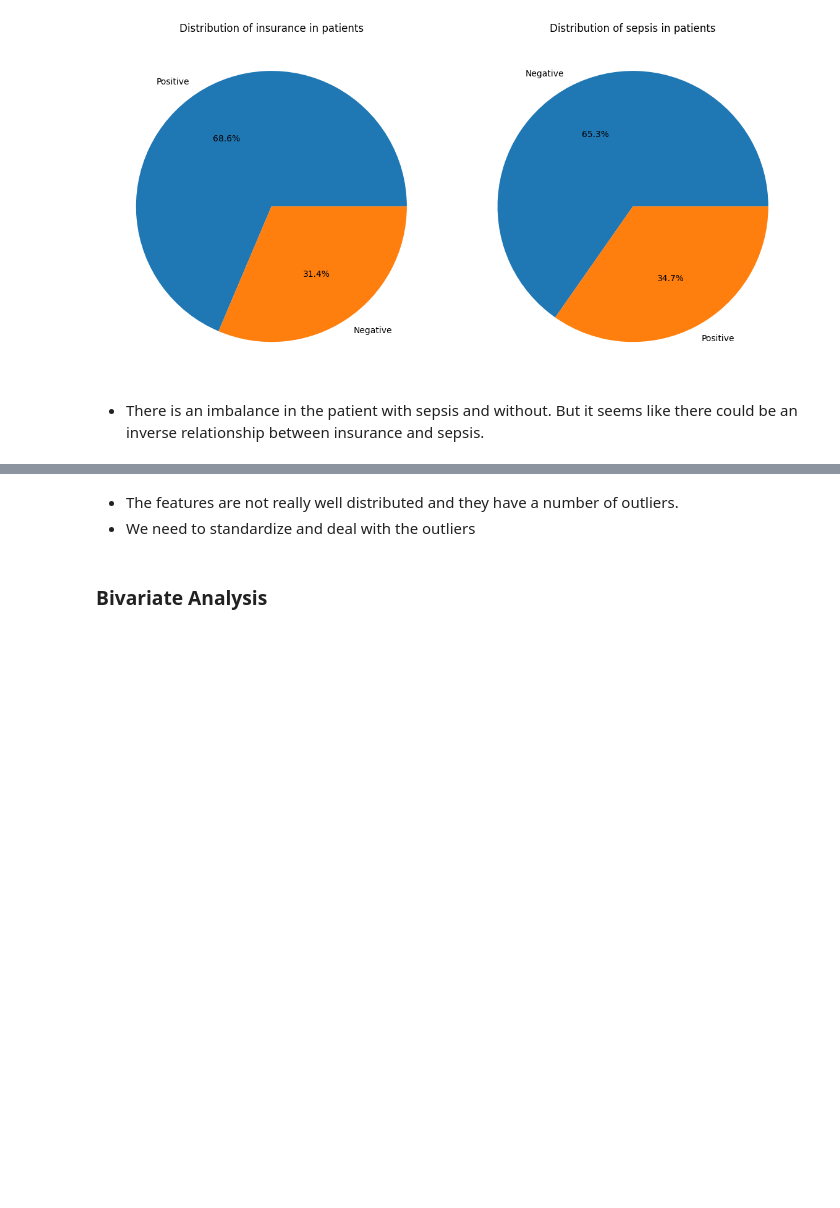
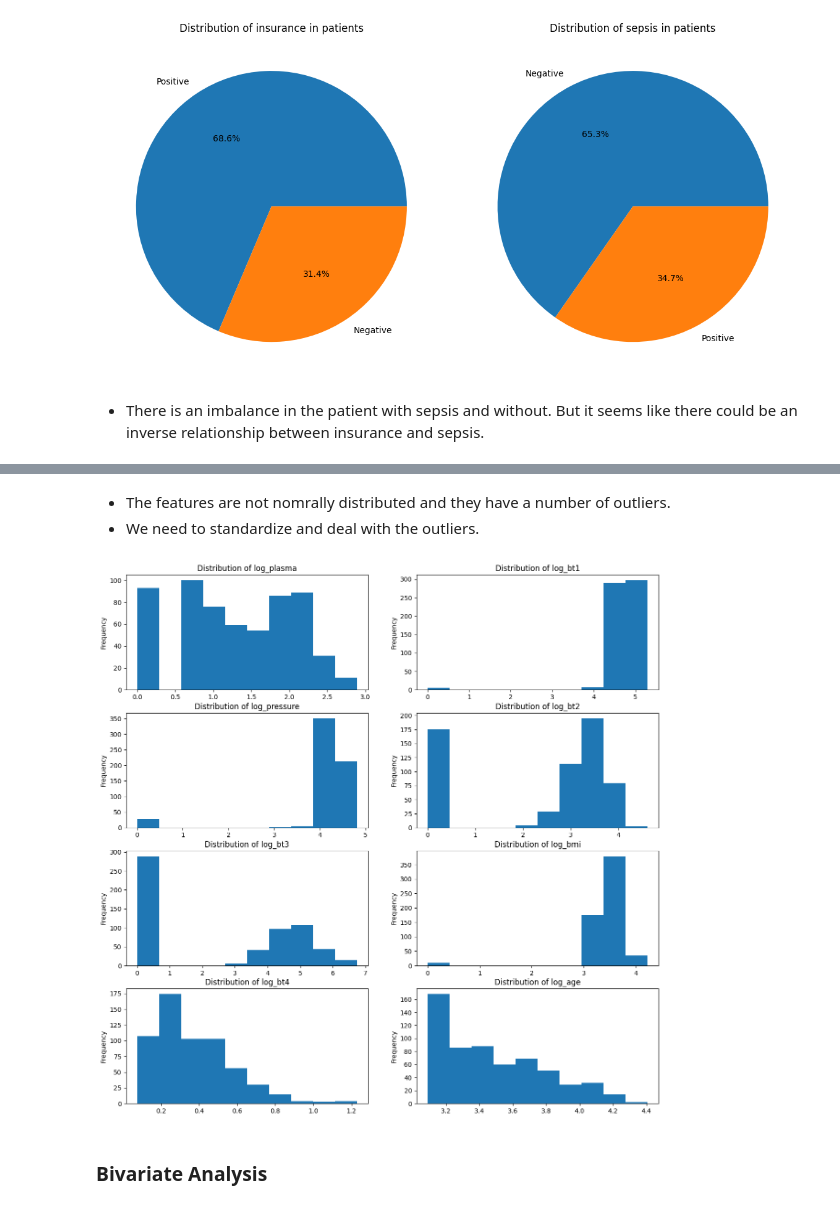
Before and after one commit to wamathaiwandeto/Sepsis-Prediction, a Jupyter notebook: notebooks/analysis.ipynb, the cells around one changed output, grey strips where cells are left out. Saved outputs shown, nothing was run; the diff lists cells and outputs as text; code cells hidden in the pictures; blank space fills up the shorter version.

```diff
--- a/notebooks/analysis.ipynb
+++ b/notebooks/analysis.ipynb
@@ -260,6 +298,23 @@ plt.show()
 # %% [markdown]
-* The features are not really well distributed and they have a number of outliers.
-* We need to standardize and deal with the outliers
+* The features are not nomrally distributed and they have a number of outliers.
+* We need to standardize and deal with the outliers.
+# %%
+#checking log transformed distribution
+log_data = pd.DataFrame()
+
+fig, axs = plt.subplots(nrows=round(len(numericals)/2), ncols=2, figsize=(15,15))
+
+for i, item in enumerate(data[numericals]):
+    row = i // 2
+    col = i % 2
+    new_col = 'log_' + item
+    log_data[new_col] = np.log1p(data[item])
+    log_data[new_col].plot(kind='hist', ax=axs[row, col])
+    axs[row, col].set_title(f'Distribution of {new_col}')
+
+plt.show()
+# %% [output]
+[figure, added]
 # %% [markdown]
 ### **Bivariate Analysis**
 # %%
```
Also changed, not shown: parts of 34 cells of this notebook.
